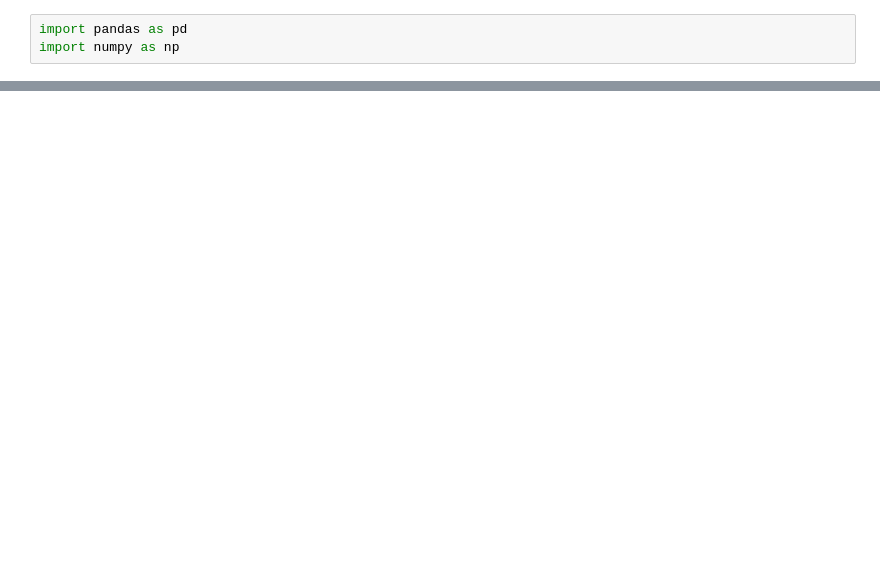
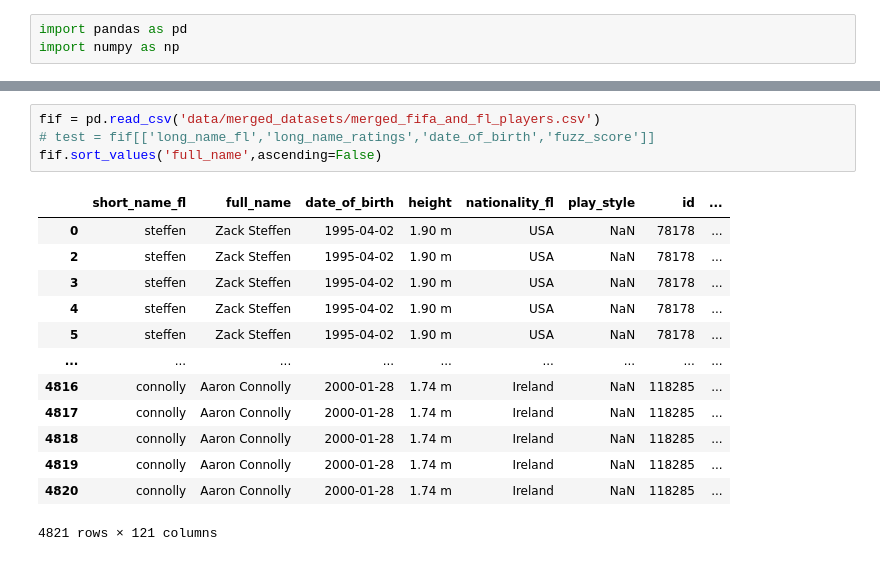
Before and after one commit to dave-mannion/football, a Jupyter notebook: eda.ipynb, the cells around one changed output, grey strips where cells are left out. Saved outputs shown, nothing was run; the diff lists cells and outputs as text; blank space fills up the shorter version.

```diff
--- a/eda.ipynb
+++ b/eda.ipynb
@@ -379,0 +22,18 @@ test = (test[test.duplicated(subset=['date_of_birth_nationality'], keep=False)])
+# %%
+fif = pd.read_csv('data/merged_datasets/merged_fifa_and_fl_players.csv')
+# test = fif[['long_name_fl','long_name_ratings','date_of_birth','fuzz_score']]
+fif.sort_values('full_name',ascending=False)
+# %% [output]
+|  | short_name_fl | full_name | date_of_birth | height | nationality_fl | play_style | id | ... |
+| 0 | steffen | Zack Steffen | 1995-04-02 | 1.90 m | USA | NaN | 78178 | ... |
+| 2 | steffen | Zack Steffen | 1995-04-02 | 1.90 m | USA | NaN | 78178 | ... |
+| 3 | steffen | Zack Steffen | 1995-04-02 | 1.90 m | USA | NaN | 78178 | ... |
+| 4 | steffen | Zack Steffen | 1995-04-02 | 1.90 m | USA | NaN | 78178 | ... |
+| 5 | steffen | Zack Steffen | 1995-04-02 | 1.90 m | USA | NaN | 78178 | ... |
+| ... | ... | ... | ... | ... | ... | ... | ... | ... |
+| 4816 | connolly | Aaron Connolly | 2000-01-28 | 1.74 m | Ireland | NaN | 118285 | ... |
+| 4817 | connolly | Aaron Connolly | 2000-01-28 | 1.74 m | Ireland | NaN | 118285 | ... |
+| 4818 | connolly | Aaron Connolly | 2000-01-28 | 1.74 m | Ireland | NaN | 118285 | ... |
+| 4819 | connolly | Aaron Connolly | 2000-01-28 | 1.74 m | Ireland | NaN | 118285 | ... |
+| 4820 | connolly | Aaron Connolly | 2000-01-28 | 1.74 m | Ireland | NaN | 118285 | ... |
+4821 rows × 121 columns
```
Also changed, not shown: parts of 23 cells of this notebook.
